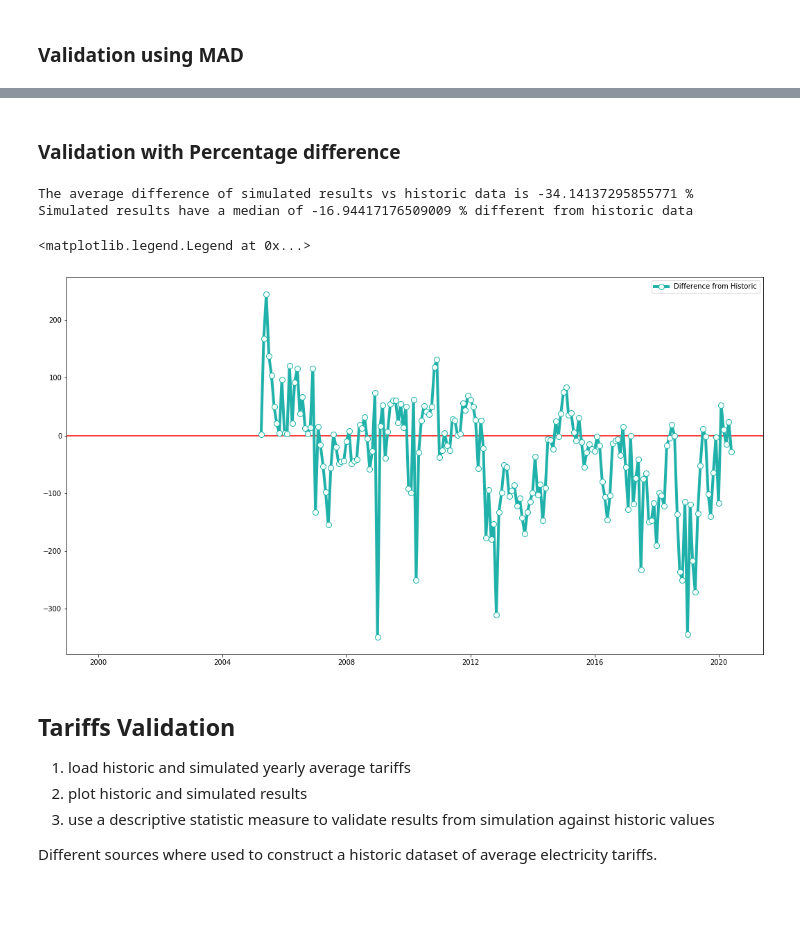
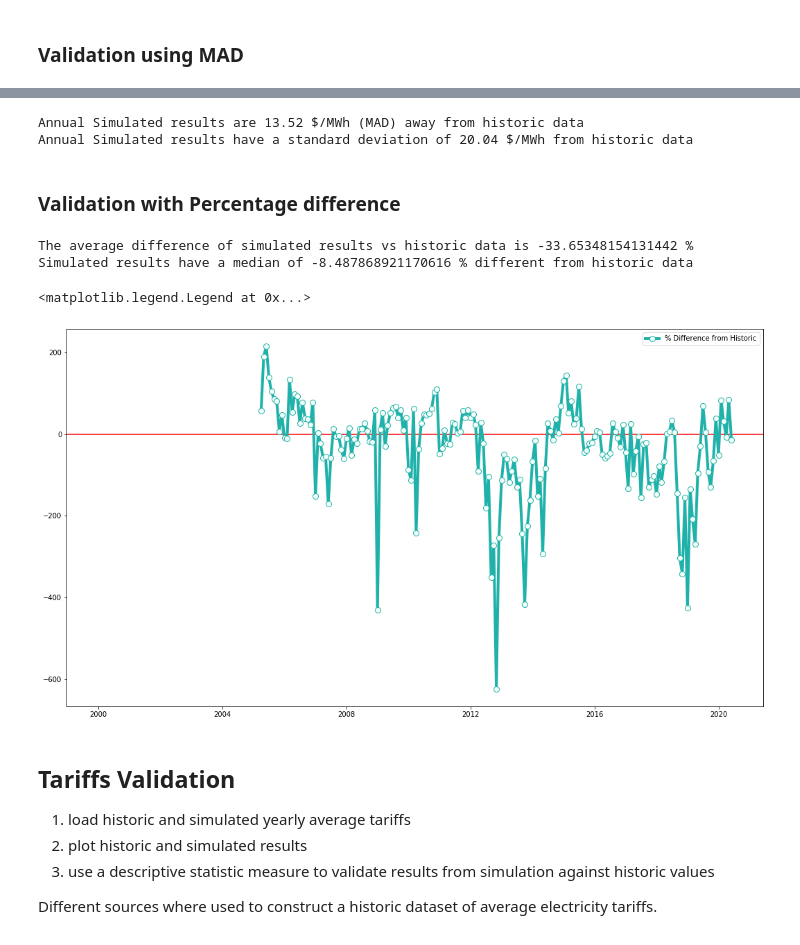
Before and after one commit to gr4sp/simulationEngine, a Jupyter notebook: experiments/notebookGr4sp/SimulationValidation.ipynb, the cells around one changed output, grey strips where cells are left out. Cells and saved outputs as stored; diff of their text form; code cells hidden in the pictures; blank space fills up the shorter version.

```diff
--- a/experiments/notebookGr4sp/SimulationValidation.ipynb
+++ b/experiments/notebookGr4sp/SimulationValidation.ipynb
@@ -39,8 +39,8 @@ The model has two types of results reporting: Full and Light. It also provide re
 NB! files for BAU to make validation should have the same seed.
 # %%
 # load ligth report - yearly and monthly summary
-yearly_bau_results_df = pd.read_csv(r'C:/Users/angel/Documents/GitHub/gr4sp/experiments/simulationData/VICSimDataYearSummary_seed_1600242677434.csv', index_col='Time (Year)')
-monthly_bau_results_df = pd.read_csv(r'C:/Users/angel/Documents/GitHub/gr4sp/experiments/simulationData/VICSimDataMonthlySummary_seed_1600242677434.csv', index_col='Time (Month)')
+yearly_bau_results_df = pd.read_csv(r'C:/Users/angel/Documents/GitHub/gr4sp/experiments/simulationData/VICSimDataYearSummary_seed_1601205352261.csv', index_col='Time (Year)')
+monthly_bau_results_df = pd.read_csv(r'C:/Users/angel/Documents/GitHub/gr4sp/experiments/simulationData/VICSimDataMonthlySummary_seed_1601205352261.csv', index_col='Time (Month)')
 # %%
 yearly_bau_results_df.head()
 # %% [output]
@@ -210,10 +215,10 @@ Sources of data:
 # %% [markdown]
 ### Load historic and simulated wholesale prices. Merge data.
 # %%
-historic_wholesale_df = pd.read_csv(r'C:/Users/angel/Documents/GitHub/gr4sp/experiments/simulationData/2005_2020_OpenNemData.csv', index_col='Time (Month)')
+historic_wholesale_df = pd.read_csv(r'C:/Users/angel/Documents/GitHub/gr4sp/experiments/simulationData/2005_2020_OpenNemDataV1.csv', index_col='Time (Month)')
 historic_wholesale_df.index = pd.to_datetime(historic_wholesale_df.index)
 
-historic_wholesale_df.tail(5)
+historic_wholesale_df.head(5)
 # %% [output]
 |  | Temperature - C | Solar (Rooftop) Market Value - $ | Solar (Rooftop) - GWh | Solar (Utility) Market Value - $ | ... |
 | Time (Month) |  |  |  |  | ... |
@@ -294,3 +310,18 @@ Simulated results have a standard deviation of 21.98 $/MWh from historic data
+# %%
+b = 1.4826
+
+abs_difference_list = list()
+for i in annual.index:
+    diff = abs(annual.loc[i][0] - annual.loc[i][1])
+    abs_difference_list.append(diff)
+
+mad = statistics.median(abs_difference_list)
+std = mad*b
+print(f"Annual Simulated results are {mad.round(decimals=2)} $/MWh (MAD) away from historic data")
+print(f"Annual Simulated results have a standard deviation of {std.round(decimals=2)} $/MWh from historic data")
+# %% [output]
+Annual Simulated results are 13.52 $/MWh (MAD) away from historic data
+Annual Simulated results have a standard deviation of 20.04 $/MWh from historic data
 # %% [markdown]
 ### Validation with Percentage difference
 # %%
@@ -309,23 +340,23 @@ median_difference = difference_wholesale.median()
 print(f"The average difference of simulated results vs historic data is {average_difference} %")
 print(f"Simulated results have a median of {median_difference} % different from historic data")
 # %% [output]
-The average difference of simulated results vs historic data is -34.14137295855771 %
-Simulated results have a median of -16.94417176509009 % different from historic data
+The average difference of simulated results vs historic data is -33.65348154131442 %
+Simulated results have a median of -8.487868921170616 % different from historic data
 # %%
 plt.figure(figsize=(18,10))
 #xfmt = mdates.DateFormatter('%Y-%m-%d')
 #axes.xaxis.set_major_formatter(xfmt)
 
 plt.axhline(y=0.0, color='r', linestyle='-')
 plt.plot( difference_wholesale, marker='o',
          markerfacecolor='mintcream', markersize=8, color='lightseagreen',
-         linewidth=4, label='Difference from Historic')
+         linewidth=4, label='% Difference from Historic')
 
 
 plt.legend()
 # %% [output]
 <matplotlib.legend.Legend at 0x...>
-[figure, old version]
+[figure, new version]
 # %% [markdown]
 ## Tariffs Validation
 
```
Also changed, not shown: parts of 20 cells of this notebook, 2 other files.
